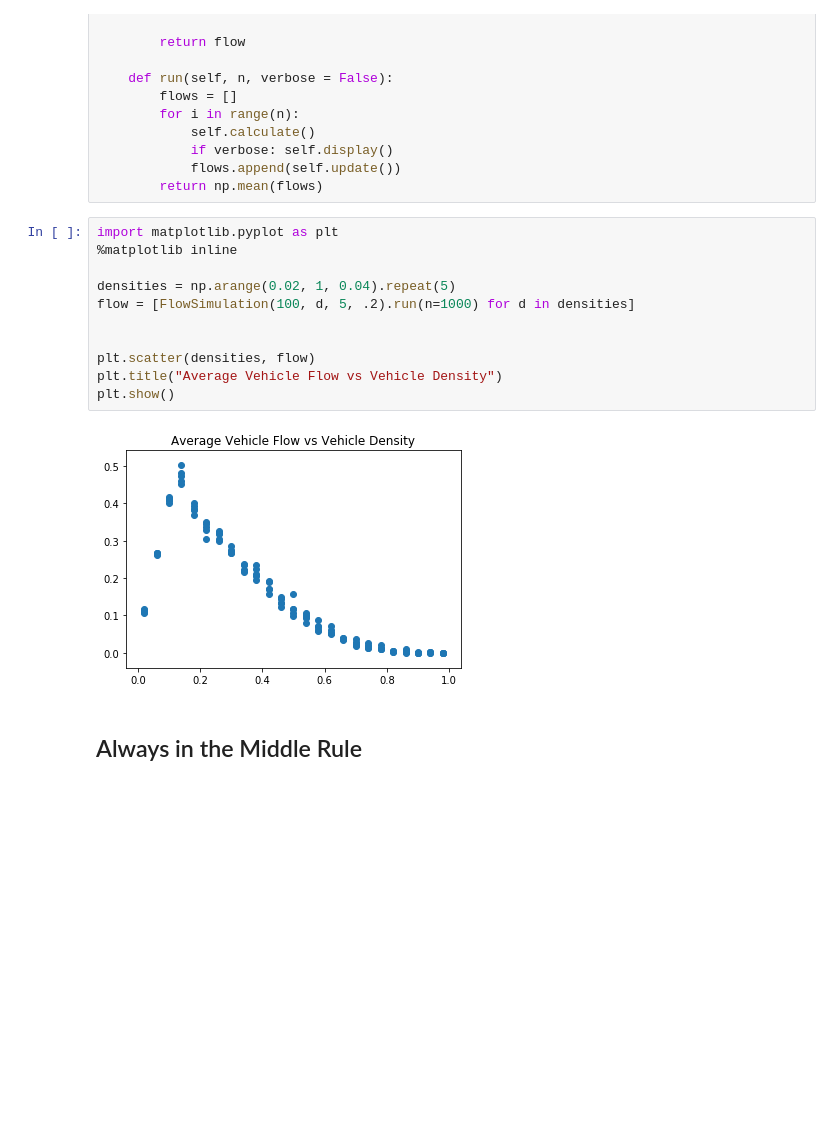
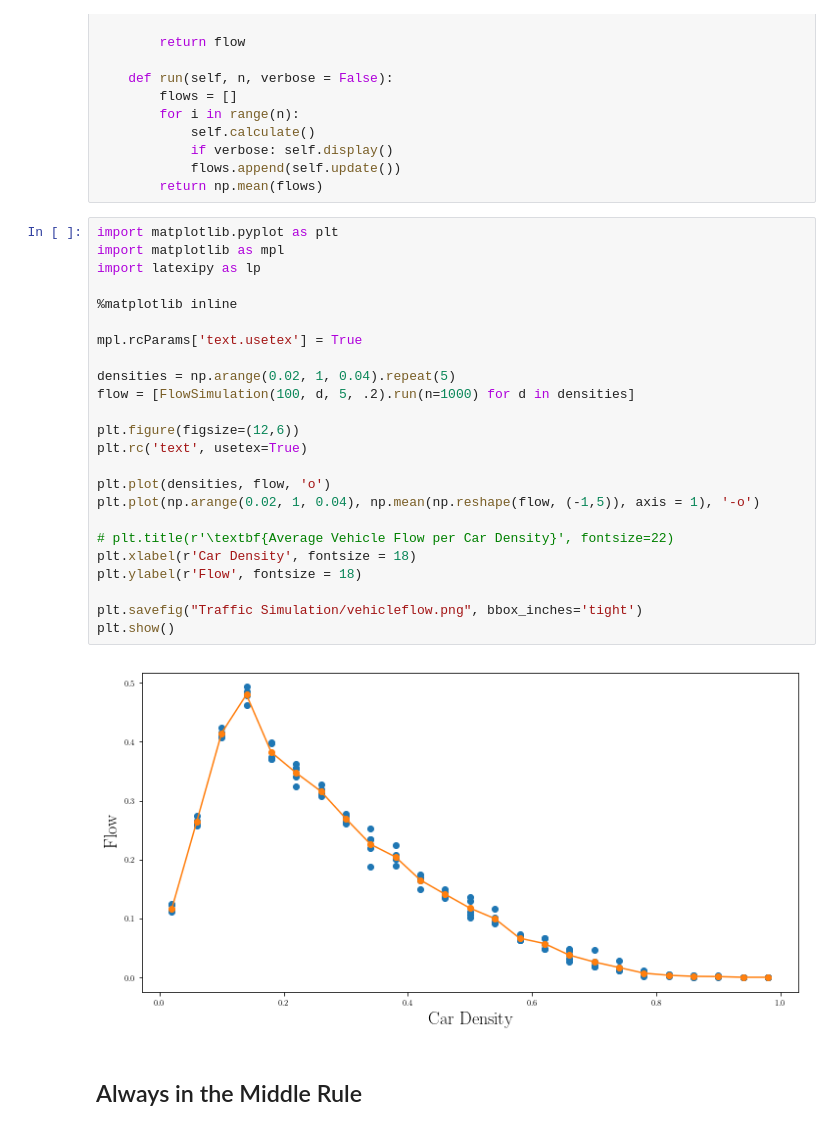
Before and after one commit to thetruejacob/CS166, a Jupyter notebook: Nagel-Schrankenberg Model.ipynb, the cells around one changed output. Saved outputs shown, nothing was run; the diff lists cells and outputs as text; blank space fills up the shorter version.

```diff
--- a/Nagel-Schrankenberg Model.ipynb
+++ b/Nagel-Schrankenberg Model.ipynb
@@ -124,17 +132,30 @@ class FlowSimulation(TrafficSimulation):
         return np.mean(flows)
 # %%
 import matplotlib.pyplot as plt
+import matplotlib as mpl
+import latexipy as lp
+
 %matplotlib inline
+
+mpl.rcParams['text.usetex'] = True
 
 densities = np.arange(0.02, 1, 0.04).repeat(5)
 flow = [FlowSimulation(100, d, 5, .2).run(n=1000) for d in densities]
 
+plt.figure(figsize=(12,6))
+plt.rc('text', usetex=True)
 
-plt.scatter(densities, flow)
-plt.title("Average Vehicle Flow vs Vehicle Density")
+plt.plot(densities, flow, 'o')
+plt.plot(np.arange(0.02, 1, 0.04), np.mean(np.reshape(flow, (-1,5)), axis = 1), '-o')
+
+# plt.title(r'\textbf{Average Vehicle Flow per Car Density}', fontsize=22)
+plt.xlabel(r'Car Density', fontsize = 18)
+plt.ylabel(r'Flow', fontsize = 18)
+
+plt.savefig("Traffic Simulation/vehicleflow.png", bbox_inches='tight')
 plt.show()
 # %% [output]
-[figure, old version]
+[figure, new version]
 # %% [markdown]
 ## Always in the Middle Rule
 # %%
```
Also changed, not shown: parts of 5 cells of this notebook, 8 other files.
